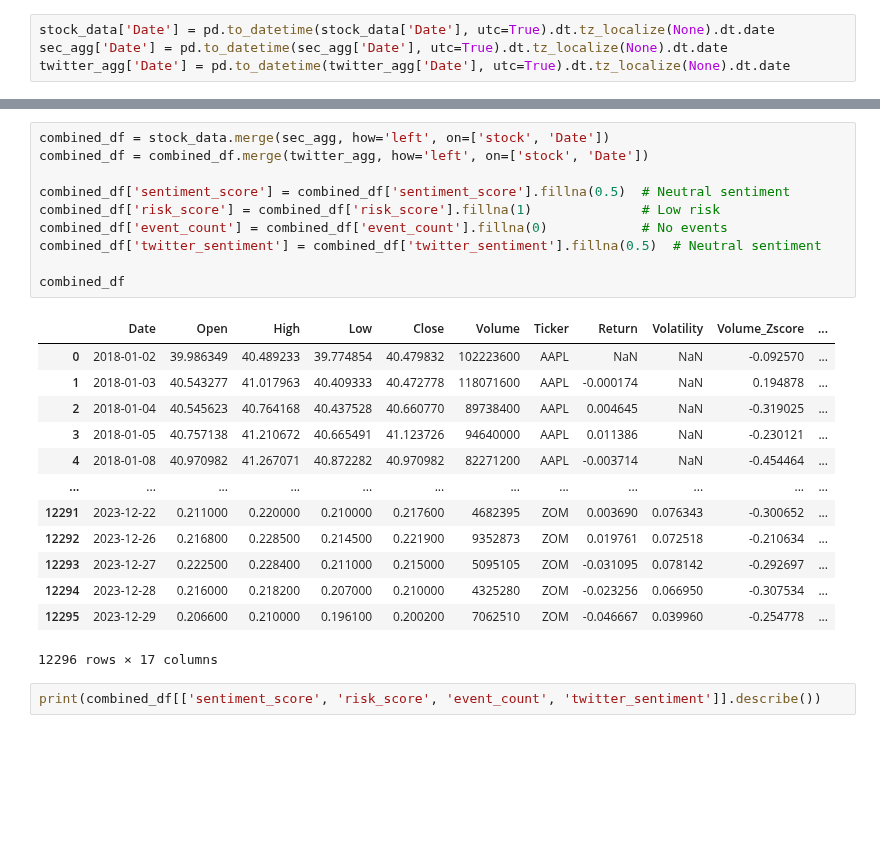
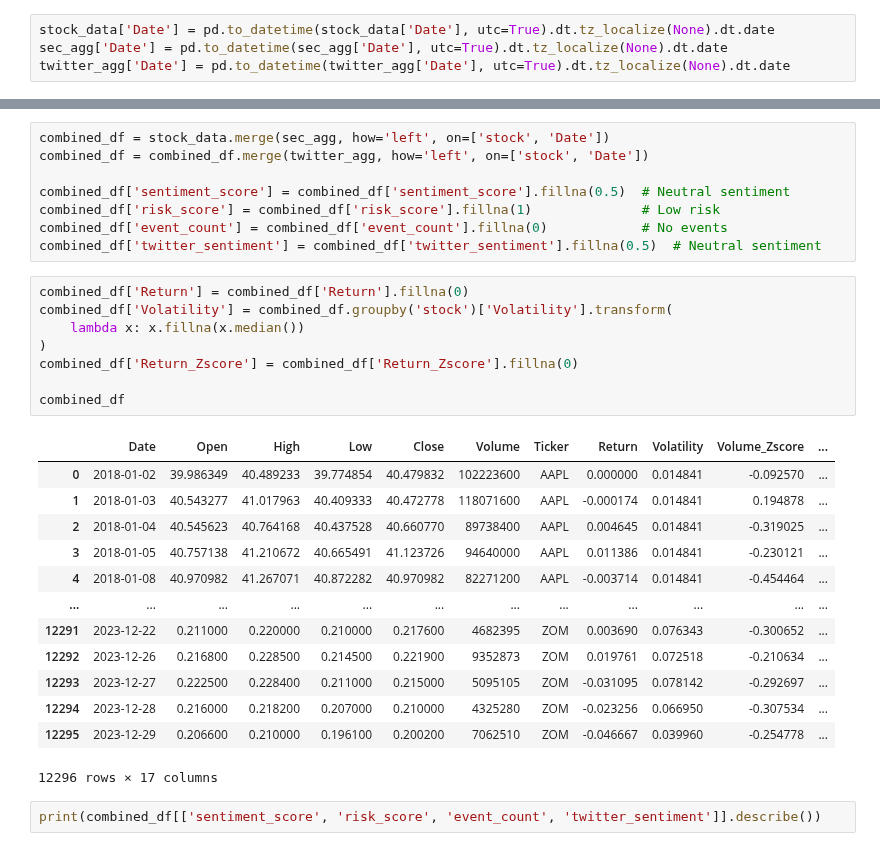
Before and after one commit to ansh2607/capstone2025-aggarwal-StockMarketManipulationDetection, a Jupyter notebook: combine_datasets.ipynb, the cells around one changed output, grey strips where cells are left out. Cells and saved outputs as stored; diff of their text form; blank space fills up the shorter version.

```diff
--- a/combine_datasets.ipynb
+++ b/combine_datasets.ipynb
@@ -125,22 +125,28 @@ combined_df['sentiment_score'] = combined_df['sentiment_score'].fillna(0.5)  # N
 combined_df['risk_score'] = combined_df['risk_score'].fillna(1)              # Low risk
 combined_df['event_count'] = combined_df['event_count'].fillna(0)            # No events
 combined_df['twitter_sentiment'] = combined_df['twitter_sentiment'].fillna(0.5)  # Neutral sentiment
-
-combined_df
-# %% [output]
-|  | Date | Open | High | Low | Close | Volume | Ticker | Return | Volatility | Volume_Zscore | ... |
-| 0 | 2018-01-02 | 39.986349 | 40.489233 | 39.774854 | 40.479832 | 102223600 | AAPL | NaN | NaN | -0.092570 | ... |
-| 1 | 2018-01-03 | 40.543277 | 41.017963 | 40.409333 | 40.472778 | 118071600 | AAPL | -0.000174 | NaN | 0.194878 | ... |
-| 2 | 2018-01-04 | 40.545623 | 40.764168 | 40.437528 | 40.660770 | 89738400 | AAPL | 0.004645 | NaN | -0.319025 | ... |
-| 3 | 2018-01-05 | 40.757138 | 41.210672 | 40.665491 | 41.123726 | 94640000 | AAPL | 0.011386 | NaN | -0.230121 | ... |
-| 4 | 2018-01-08 | 40.970982 | 41.267071 | 40.872282 | 40.970982 | 82271200 | AAPL | -0.003714 | NaN | -0.454464 | ... |
-| ... | ... | ... | ... | ... | ... | ... | ... | ... | ... | ... | ... |
-| 12291 | 2023-12-22 | 0.211000 | 0.220000 | 0.210000 | 0.217600 | 4682395 | ZOM | 0.003690 | 0.076343 | -0.300652 | ... |
-| 12292 | 2023-12-26 | 0.216800 | 0.228500 | 0.214500 | 0.221900 | 9352873 | ZOM | 0.019761 | 0.072518 | -0.210634 | ... |
-| 12293 | 2023-12-27 | 0.222500 | 0.228400 | 0.211000 | 0.215000 | 5095105 | ZOM | -0.031095 | 0.078142 | -0.292697 | ... |
-| 12294 | 2023-12-28 | 0.216000 | 0.218200 | 0.207000 | 0.210000 | 4325280 | ZOM | -0.023256 | 0.066950 | -0.307534 | ... |
-| 12295 | 2023-12-29 | 0.206600 | 0.210000 | 0.196100 | 0.200200 | 7062510 | ZOM | -0.046667 | 0.039960 | -0.254778 | ... |
-12296 rows × 17 columns
+# %%
+combined_df['Return'] = combined_df['Return'].fillna(0)
+combined_df['Volatility'] = combined_df.groupby('stock')['Volatility'].transform(
+    lambda x: x.fillna(x.median())
+)
+combined_df['Return_Zscore'] = combined_df['Return_Zscore'].fillna(0)
+
+combined_df
+# %% [output]
+|  | Date | Open | High | Low | Close | Volume | Ticker | Return | Volatility | Volume_Zscore | ... |
+| 0 | 2018-01-02 | 39.986349 | 40.489233 | 39.774854 | 40.479832 | 102223600 | AAPL | 0.000000 | 0.014841 | -0.092570 | ... |
+| 1 | 2018-01-03 | 40.543277 | 41.017963 | 40.409333 | 40.472778 | 118071600 | AAPL | -0.000174 | 0.014841 | 0.194878 | ... |
+| 2 | 2018-01-04 | 40.545623 | 40.764168 | 40.437528 | 40.660770 | 89738400 | AAPL | 0.004645 | 0.014841 | -0.319025 | ... |
+| 3 | 2018-01-05 | 40.757138 | 41.210672 | 40.665491 | 41.123726 | 94640000 | AAPL | 0.011386 | 0.014841 | -0.230121 | ... |
+| 4 | 2018-01-08 | 40.970982 | 41.267071 | 40.872282 | 40.970982 | 82271200 | AAPL | -0.003714 | 0.014841 | -0.454464 | ... |
+| ... | ... | ... | ... | ... | ... | ... | ... | ... | ... | ... | ... |
+| 12291 | 2023-12-22 | 0.211000 | 0.220000 | 0.210000 | 0.217600 | 4682395 | ZOM | 0.003690 | 0.076343 | -0.300652 | ... |
+| 12292 | 2023-12-26 | 0.216800 | 0.228500 | 0.214500 | 0.221900 | 9352873 | ZOM | 0.019761 | 0.072518 | -0.210634 | ... |
+| 12293 | 2023-12-27 | 0.222500 | 0.228400 | 0.211000 | 0.215000 | 5095105 | ZOM | -0.031095 | 0.078142 | -0.292697 | ... |
+| 12294 | 2023-12-28 | 0.216000 | 0.218200 | 0.207000 | 0.210000 | 4325280 | ZOM | -0.023256 | 0.066950 | -0.307534 | ... |
+| 12295 | 2023-12-29 | 0.206600 | 0.210000 | 0.196100 | 0.200200 | 7062510 | ZOM | -0.046667 | 0.039960 | -0.254778 | ... |
+12296 rows × 17 columns
 # %%
 print(combined_df[['sentiment_score', 'risk_score', 'event_count', 'twitter_sentiment']].describe())
 # %% [output]
```
Also changed, not shown: parts of 1 cell of this notebook, 3 other files.
